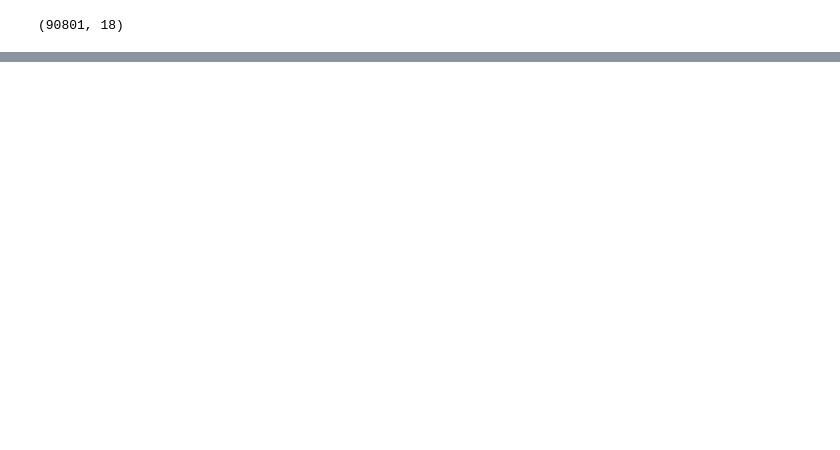
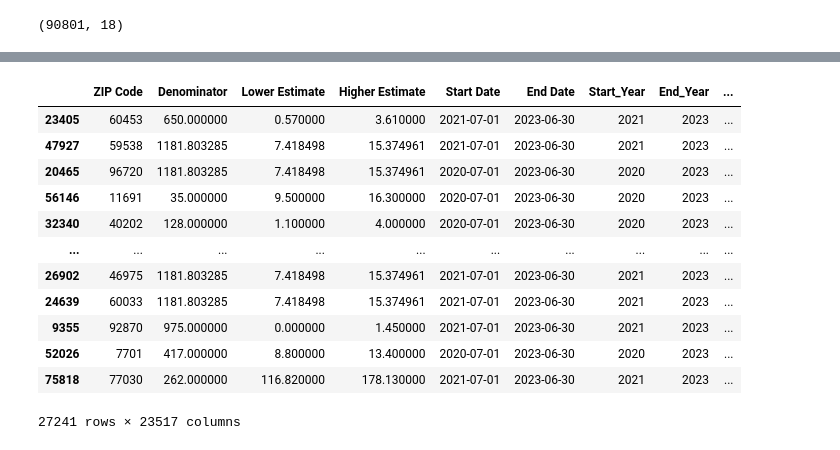
Before and after one commit to jahnavi13031999/Capstone-Project-Final, a Jupyter notebook: assignment.ipynb, the cells around one changed output, grey strips where cells are left out. Drawn from its saved outputs; the diff is of its cells as text; code cells hidden in the pictures; blank space fills up the shorter version.

```diff
--- a/assignment.ipynb
+++ b/assignment.ipynb
@@ -125,0 +321,16 @@ Date Range of 'Start Date':
+# %%
+X_test
+# %% [output]
+|  | ZIP Code | Denominator | Lower Estimate | Higher Estimate | Start Date | End Date | Start_Year | End_Year | ... |
+| 23405 | 60453 | 650.000000 | 0.570000 | 3.610000 | 2021-07-01 | 2023-06-30 | 2021 | 2023 | ... |
+| 47927 | 59538 | 1181.803285 | 7.418498 | 15.374961 | 2021-07-01 | 2023-06-30 | 2021 | 2023 | ... |
+| 20465 | 96720 | 1181.803285 | 7.418498 | 15.374961 | 2020-07-01 | 2023-06-30 | 2020 | 2023 | ... |
+| 56146 | 11691 | 35.000000 | 9.500000 | 16.300000 | 2020-07-01 | 2023-06-30 | 2020 | 2023 | ... |
+| 32340 | 40202 | 128.000000 | 1.100000 | 4.000000 | 2020-07-01 | 2023-06-30 | 2020 | 2023 | ... |
+| ... | ... | ... | ... | ... | ... | ... | ... | ... | ... |
+| 26902 | 46975 | 1181.803285 | 7.418498 | 15.374961 | 2021-07-01 | 2023-06-30 | 2021 | 2023 | ... |
+| 24639 | 60033 | 1181.803285 | 7.418498 | 15.374961 | 2021-07-01 | 2023-06-30 | 2021 | 2023 | ... |
+| 9355 | 92870 | 975.000000 | 0.000000 | 1.450000 | 2021-07-01 | 2023-06-30 | 2021 | 2023 | ... |
+| 52026 | 7701 | 417.000000 | 8.800000 | 13.400000 | 2020-07-01 | 2023-06-30 | 2020 | 2023 | ... |
+| 75818 | 77030 | 262.000000 | 116.820000 | 178.130000 | 2021-07-01 | 2023-06-30 | 2021 | 2023 | ... |
+27241 rows × 23517 columns
```
Also changed, not shown: parts of 35 cells of this notebook.
